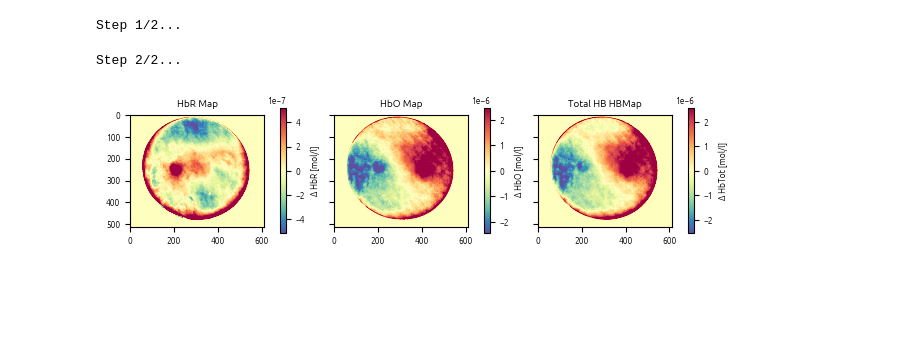
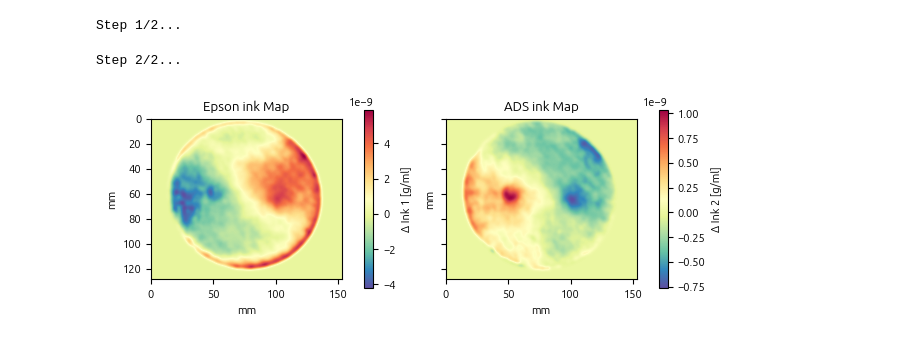
Before and after one commit to nicocarbone/MamoRefCodePublic, a Jupyter notebook: MamoRefRecon2D_Phantoms.ipynb, the cells around one changed output. Cells and saved outputs as stored; diff of their text form; code cells hidden in the pictures; blank space fills up the shorter version.

Commit message:
Use external spectra data as input for concentraton maps. Plot spectra.

```diff
--- a/MamoRefRecon2D_Phantoms.ipynb
+++ b/MamoRefRecon2D_Phantoms.ipynb
@@ -46,70 +97,90 @@ OxyMap_Phantom_2D = np.flip(OxyMap_Phantom_2D, axis=1)
 TotMap_Phantom_2D = np.flip(TotMap_Phantom_2D, axis=1)
 
 
-#desOxyMap_2D_filtered = ndimage.median_filter(desOxyMap_2D,0)
-#OxyMap_2D_filtered = ndimage.median_filter(OxyMap_2D,0)
+#desOxyMap_Phantom_2D_filtered = ndimage.median_filter(desOxyMap_Phantom_2D,10)
+#OxyMap_Phantom_2D_filtered = ndimage.median_filter(OxyMap_Phantom_2D,10)
 
-desOxyMap_2D_Phantom_filtered = desOxyMap_Phantom_2D
-OxyMap_2D_Phantom_filtered = OxyMap_Phantom_2D
+desOxyMap_Phantom_2D_filtered = aux.fftGauss(desOxyMap_Phantom_2D,5)[0]
+OxyMap_Phantom_2D_filtered = aux.fftGauss(OxyMap_Phantom_2D,5)[0]
 
-desOxyMap_2D_Phantom_filtered[desOxyMap_2D_Phantom_filtered==np.nan] = 0
-OxyMap_2D_Phantom_filtered[OxyMap_2D_Phantom_filtered==np.nan] = 0
+#desOxyMap_Phantom_2D_filtered = desOxyMap_Phantom_2D
+#OxyMap_Phantom_2D_filtered = OxyMap_Phantom_2D
+
+desOxyMap_Phantom_2D_filtered[desOxyMap_Phantom_2D_filtered==np.nan] = 1
+OxyMap_Phantom_2D_filtered[OxyMap_Phantom_2D_filtered==np.nan] = 1
 # %%
 colorMap = "Spectral_r"
 
 font = {'family' : 'ubuntu',
         'weight' : 'regular',
-        'size'   : 6}
+        'size'   : 8}
 
 mp.rc('font', **font)
 
+doTotMap = False
 
-figSats, ((DesOxy, Oxy, Tot)) = plt.subplots(1, 3, sharex=True, sharey=True)
+scale = 4
+extent = [0, int(np.shape(desOxyMap_Phantom_2D_filtered)[1]/scale), int(np.shape(desOxyMap_Phantom_2D_filtered)[0]/scale), 0]
 
-maxDev = 2
 
-sd = np.nanstd(desOxyMap_2D_Phantom_filtered)
-median = np.nanmedian(desOxyMap_2D_Phantom_filtered)
+if doTotMap:
+        figSats, ((DesOxy, Oxy, Tot)) = plt.subplots(1, 3, sharex=True, sharey=True)
+        font["size"] = 6
+else:
+        figSats, ((DesOxy, Oxy)) = plt.subplots(1, 2, sharex=True, sharey=True)
+
+maxDev = 3
+
+sd = np.nanstd(desOxyMap_Phantom_2D_filtered)
+median = np.nanmedian(desOxyMap_Phantom_2D_filtered)
 vmax = median + maxDev * sd
 vmin = median - maxDev * sd
 
-figDesOxy = DesOxy.imshow(desOxyMap_2D_Phantom_filtered, vmin=vmin, vmax=vmax, cmap=mp.colormaps[colorMap])
+figDesOxy = DesOxy.imshow(desOxyMap_Phantom_2D_filtered, cmap=mp.colormaps[colorMap], extent=extent)
+DesOxy.set_xlabel("mm")
+DesOxy.set_ylabel("mm")
+
 c1 = figSats.colorbar(figDesOxy, ax=DesOxy, fraction=0.04, pad=0.1)
-c1.set_label("Δ HbR [mol/l]")
+c1.set_label("Δ Ink 1 [g/ml]")
 
-sd = np.nanstd(OxyMap_2D_Phantom_filtered)
-median = np.nanmedian(OxyMap_2D_Phantom_filtered)
+
+sd = np.nanstd(OxyMap_Phantom_2D_filtered)
+median = np.nanmedian(OxyMap_Phantom_2D_filtered)
 vmax = median + maxDev * sd
 vmin = median - maxDev * sd
 
 
-figOxy = Oxy.imshow(OxyMap_2D_Phantom_filtered, vmin=vmin, vmax=vmax, cmap=mp.colormaps[colorMap])
+figOxy = Oxy.imshow(OxyMap_Phantom_2D_filtered, cmap=mp.colormaps[colorMap], extent=extent)
 c2 = figSats.colorbar(figOxy, ax=Oxy, fraction=0.04, pad=0.1)
-c2.set_label("Δ HbO [mol/l]")
+c2.set_label("Δ Ink 2 [g/ml]")
+Oxy.set_xlabel("mm")
+Oxy.set_ylabel("mm")
+
+if doTotMap:
+        TotMap_Phantom_2D = desOxyMap_Phantom_2D_filtered + OxyMap_Phantom_2D_filtered
+
+        sd = np.nanstd(TotMap_Phantom_2D)
+        median = np.nanmedian(TotMap_Phantom_2D)
+        vmax = median + maxDev * sd
+        vmin = median - maxDev * sd
 
 
-TotMap_Phantom_2D = desOxyMap_2D_Phantom_filtered + OxyMap_2D_Phantom_filtered
+        figTot = Tot.imshow(TotMap_Phantom_2D, vmin=vmin, vmax=vmax, cmap=mp.colormaps[colorMap], extent=extent)
+        c3 = figSats.colorbar(figTot, ax=Tot, fraction=0.04, pad=0.1)
+        c3.set_label("Δ HbTot [mol/l]")
+        Tot.set_xlabel("mm")
+        Tot.set_ylabel("mm")
 
-sd = np.nanstd(TotMap_Phantom_2D)
-median = np.nanmedian(TotMap_Phantom_2D)
-vmax = median + maxDev * sd
-vmin = median - maxDev * sd
+DesOxy.set_title("Epson ink Map")
 
+Oxy.set_title("ADS ink Map")
 
-figTot = Tot.imshow(TotMap_Phantom_2D, vmin=vmin, vmax=vmax, cmap=mp.colormaps[colorMap])
-c3 = figSats.colorbar(figTot, ax=Tot, fraction=0.04, pad=0.1)
-c3.set_label("Δ HbTot [mol/l]")
-
-
-DesOxy.set_title("HbR Map")
-
-Oxy.set_title("HbO Map")
-
-Tot.set_title("Total HB HBMap")
+if doTotMap:
+        Tot.set_title("Total HB HBMap")
 
 
 figSats.tight_layout()
 
-figSats.savefig("PhantomIncs_HbXMaps.png", dpi=300)
+figSats.savefig("PhantomIncs_inkMaps.png", bbox_inches='tight', dpi=300)
 # %% [output]
-[figure, old version]
+[figure, new version]
```
Also changed, not shown: parts of 3 cells of this notebook.
